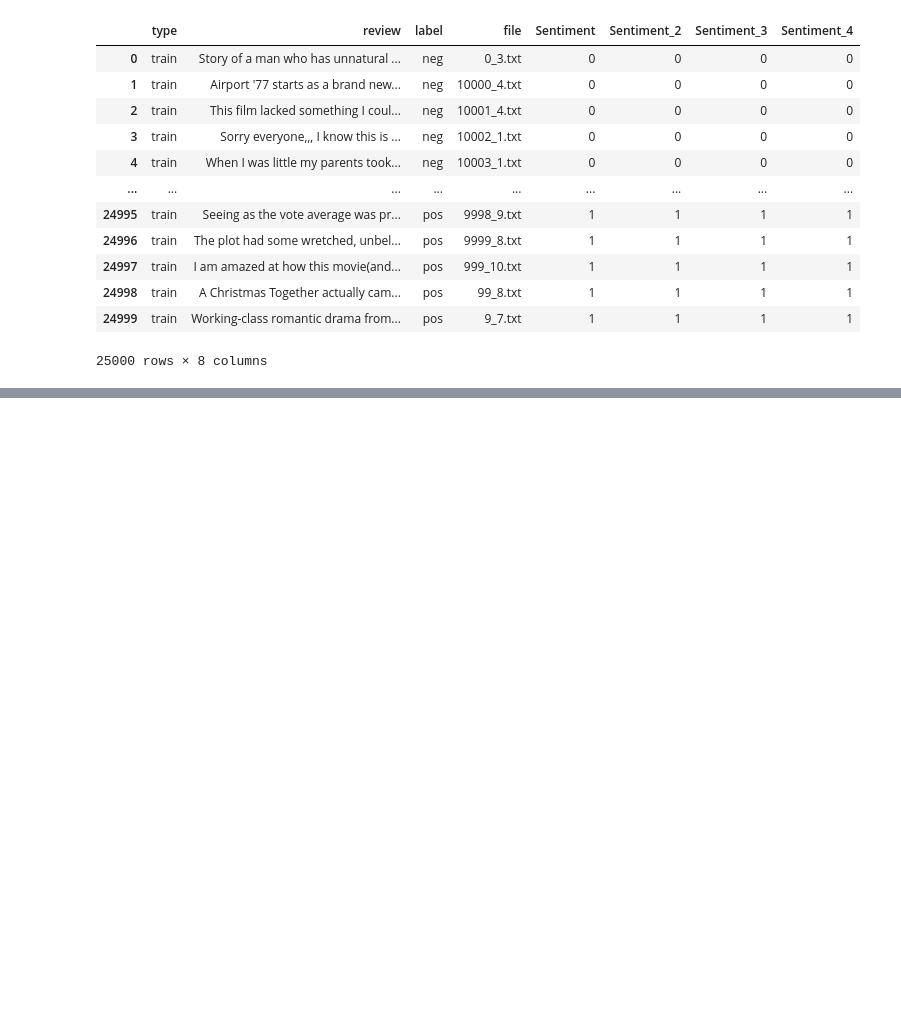
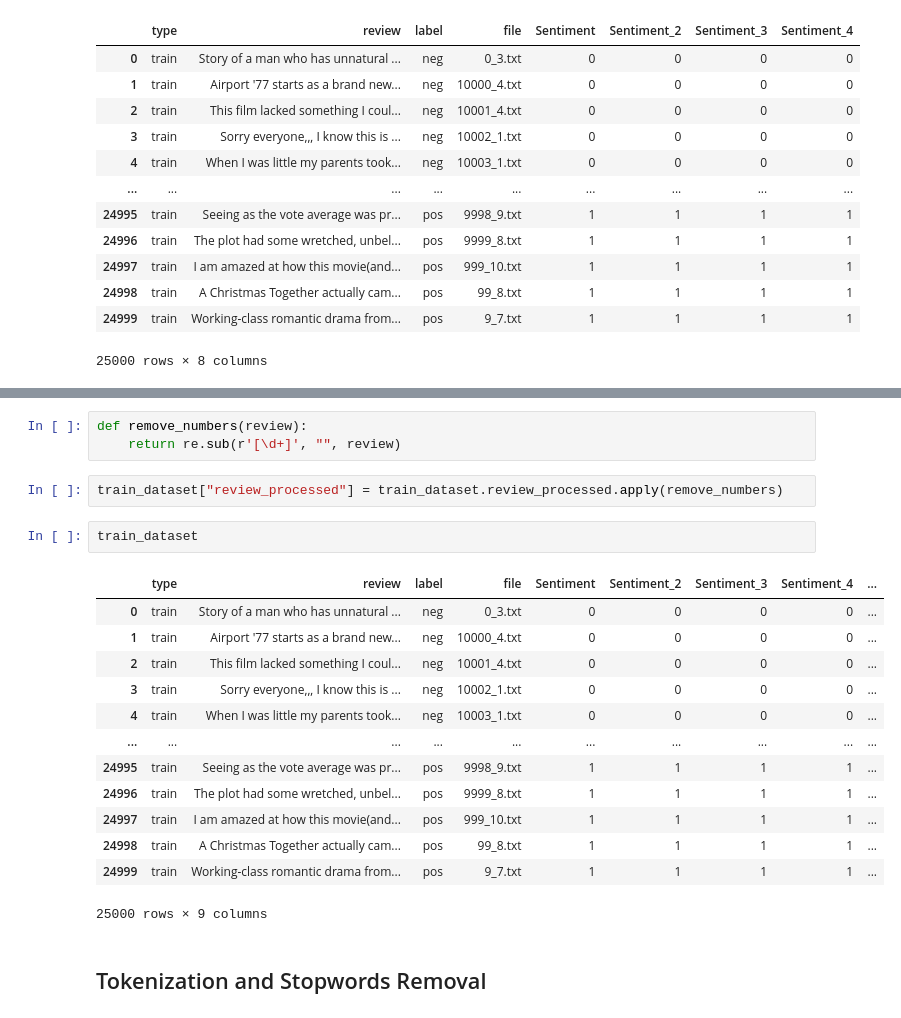
Before and after one commit to niketanmoon/MachineLearning, a Jupyter notebook: Sentimental Analysis using Naive Bayers/Sentimental Analysis.ipynb, the cells around one changed output, grey strips where cells are left out. Cells and saved outputs as stored; diff of their text form; blank space fills up the shorter version.

Commit message:
Implemented text preprocessing with cleaning, tokenization and stopwords removal

```diff
--- a/Sentimental Analysis using Naive Bayers/Sentimental Analysis.ipynb
+++ b/Sentimental Analysis using Naive Bayers/Sentimental Analysis.ipynb
@@ -228,0 +285,23 @@ train_dataset
+# %%
+def remove_numbers(review):
+    return re.sub(r'[\d+]', "", review)
+# %%
+train_dataset["review_processed"] = train_dataset.review_processed.apply(remove_numbers)
+# %%
+train_dataset
+# %% [output]
+|  | type | review | label | file | Sentiment | Sentiment_2 | Sentiment_3 | Sentiment_4 | ... |
+| 0 | train | Story of a man who has unnatural ... | neg | 0_3.txt | 0 | 0 | 0 | 0 | ... |
+| 1 | train | Airport '77 starts as a brand new... | neg | 10000_4.txt | 0 | 0 | 0 | 0 | ... |
+| 2 | train | This film lacked something I coul... | neg | 10001_4.txt | 0 | 0 | 0 | 0 | ... |
+| 3 | train | Sorry everyone,,, I know this is ... | neg | 10002_1.txt | 0 | 0 | 0 | 0 | ... |
+| 4 | train | When I was little my parents took... | neg | 10003_1.txt | 0 | 0 | 0 | 0 | ... |
+| ... | ... | ... | ... | ... | ... | ... | ... | ... | ... |
+| 24995 | train | Seeing as the vote average was pr... | pos | 9998_9.txt | 1 | 1 | 1 | 1 | ... |
+| 24996 | train | The plot had some wretched, unbel... | pos | 9999_8.txt | 1 | 1 | 1 | 1 | ... |
+| 24997 | train | I am amazed at how this movie(and... | pos | 999_10.txt | 1 | 1 | 1 | 1 | ... |
+| 24998 | train | A Christmas Together actually cam... | pos | 99_8.txt | 1 | 1 | 1 | 1 | ... |
+| 24999 | train | Working-class romantic drama from... | pos | 9_7.txt | 1 | 1 | 1 | 1 | ... |
+25000 rows × 9 columns
+# %% [markdown]
+## Tokenization and Stopwords Removal
```
Also changed, not shown: parts of 13 cells of this notebook.
